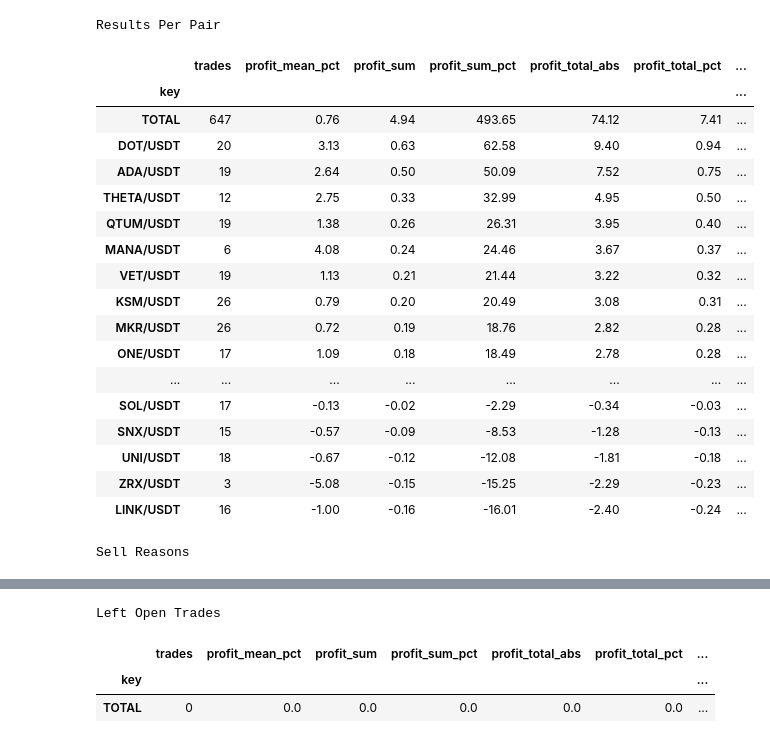
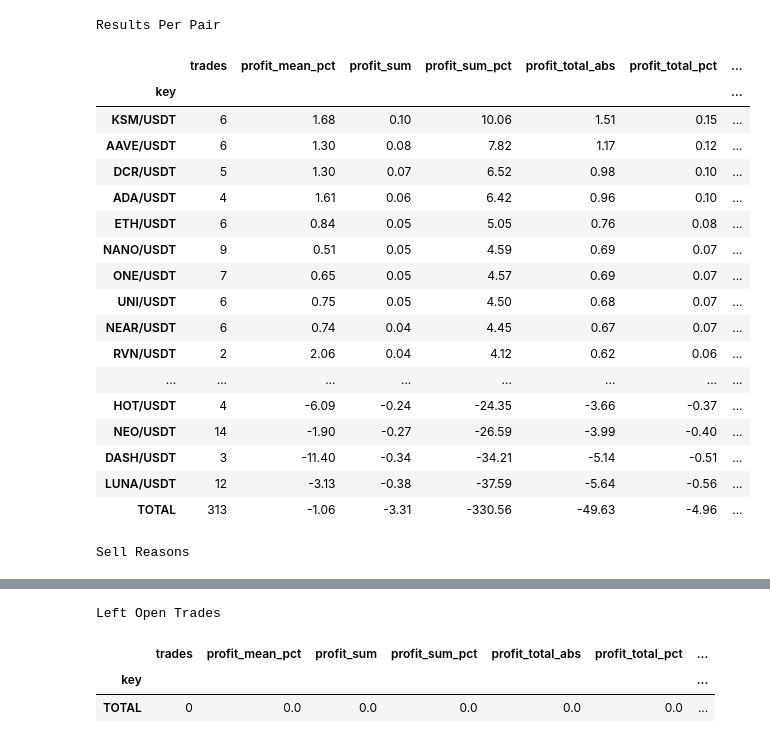
Before and after one commit to webclinic017/superft, a Jupyter notebook: notebooks/BT Local.ipynb, the cells around one changed output, grey strips where cells are left out. Drawn from its saved outputs; the diff is of its cells as text; code cells hidden in the pictures.

```diff
--- a/notebooks/BT Local.ipynb
+++ b/notebooks/BT Local.ipynb
@@ -1,32 +1,28 @@
 # %%
 %load_ext autoreload
 %autoreload 2
+%env WANDB_SILENT=true
 
-from matplotlib import dates
-from pandas import DataFrame
 from pathlib import Path
 import matplotlib.pyplot as plt
-import numpy as np
 import pandas as pd
 import quantstats as qs
-import talib.abstract as ta
 import os
-import time
-import inspect
-import wandb
 import logging
+import json
 
-PATH_MOUNT = Path.cwd().parent / "mount"
 logger = logging.getLogger("wandb")
 logger.setLevel(logging.ERROR)
 qs.extend_pandas()
 plt.style.use("seaborn-whitegrid")
+pd.set_option('display.max_rows', 200)
 
 if "freqtrade" not in os.listdir():
     os.chdir("..")
     import nest_asyncio
     nest_asyncio.apply()
 
+PATH_MOUNT = Path.cwd().parent / "mount"
 print("Working Directory:", os.getcwd())
 
 # Freqtrade Imports
@@ -39,14 +34,16 @@ The autoreload extension is already loaded. To reload it, use:
 Working Directory: C:\CS\Python\crypto-collection\freqtrade\superft
 # %%
-PATH_LOCAL_PRESET = PATH_MOUNT / "presets" / "15m-next30m-combine"
+PATH_LOCAL_PRESET = PATH_MOUNT / "presets" / "normalizer"
 PATH_LOCAL_DATADIR = PATH_MOUNT / "data" / "binance"
-TIMERANGE = "20210501-20210601"
+TIMERANGE = "20210501-20210801"
 
 # Start Backtesting Logic
 preset_local, strategy_code = Preset.from_local(PATH_LOCAL_PRESET)
 preset_local.datadir = PATH_LOCAL_DATADIR
 preset_local.timerange = TIMERANGE
+
+print("Backtesting...")
 stats, summary = preset_local.backtest_by_default_strategy_code()
 trades = pd.DataFrame(stats["strategy"]["NotebookStrategy"]["trades"])
-print("Backtest done! Data is ready to be analyzed.")
+print("[GOOD NEWS] Backtest done! Data is ready to be analyzed.")
 # %% [output]
@@ -99,51 +78,68 @@ Sharpe               : 2.55
 # Running this cell will print backtest results
 results = stats["strategy"]["NotebookStrategy"]
 
 # Results per pair
 results_per_pair = pd.DataFrame(results["results_per_pair"])
 results_per_pair_df = results_per_pair.set_index("key").drop(columns=["profit_mean", "profit_total"])
-results_per_pair_df = results_per_pair_df.sort_values(by=["profit_total_pct"], ascending=False)
+results_per_pair_df = results_per_pair_df.sort_values(by=["profit_total_abs"], ascending=False)
 results_per_pair_df.round(2)
 
 # Sell reason stats
 sells = pd.DataFrame(results['sell_reason_summary'])
 sells = sells.drop(columns=["profit_mean", "profit_total"]).set_index("sell_reason")
 
 # Left open trades
 left_open_trades = pd.DataFrame(results['left_open_trades'])
 left_open_trades = left_open_trades.drop(columns=["profit_mean", "profit_total"]).set_index("key")
 
 # Summary metrics
 metrics = text_table_add_metrics(results)
 
+# Advanced metrics
+with (preset_local.path_local_preset / "metadata.json").open("r") as fs:
+    advanced_metrics = json.load(fs)
+    advanced_metrics["profit_mean"] = advanced_metrics["profit_mean"] * 100
+    advanced_metrics["profit_median"] = advanced_metrics["profit_median"] * 100
+    advanced_metrics["profit_total"] = advanced_metrics["profit_total"] * 100
+
+for key, value in advanced_metrics.items():
+    if isinstance(value, float):
+        advanced_metrics[key] =  round(value, 3)
+    advanced_metrics[key] = [advanced_metrics[key]]
+
+advanced_metrics_df = pd.DataFrame(advanced_metrics)
+
 print("Results Per Pair")
 display(results_per_pair_df.round(2))
 print("Sell Reasons")
 display(sells.round(2))
 print("Left Open Trades")
 display(left_open_trades.round(2))
-print("Summary")
+print("Freqtrade Summary Metrics")
 print("=" * 48 + "\n" + metrics + "\n" + "=" * 48)
+print("Advanced Metrics")
+print("Preset Name:", advanced_metrics_df["preset_name"][0])
+display(advanced_metrics_df.drop(columns=["preset_name", "pairlist"]).T)
 # %% [output]
 Results Per Pair
 |  | trades | profit_mean_pct | profit_sum | profit_sum_pct | profit_total_abs | profit_total_pct | ... |
 | key |  |  |  |  |  |  | ... |
-| TOTAL | 647 | 0.76 | 4.94 | 493.65 | 74.12 | 7.41 | ... |
-| DOT/USDT | 20 | 3.13 | 0.63 | 62.58 | 9.40 | 0.94 | ... |
-| ADA/USDT | 19 | 2.64 | 0.50 | 50.09 | 7.52 | 0.75 | ... |
-| THETA/USDT | 12 | 2.75 | 0.33 | 32.99 | 4.95 | 0.50 | ... |
-| QTUM/USDT | 19 | 1.38 | 0.26 | 26.31 | 3.95 | 0.40 | ... |
-| MANA/USDT | 6 | 4.08 | 0.24 | 24.46 | 3.67 | 0.37 | ... |
-| VET/USDT | 19 | 1.13 | 0.21 | 21.44 | 3.22 | 0.32 | ... |
-| KSM/USDT | 26 | 0.79 | 0.20 | 20.49 | 3.08 | 0.31 | ... |
-| MKR/USDT | 26 | 0.72 | 0.19 | 18.76 | 2.82 | 0.28 | ... |
-| ONE/USDT | 17 | 1.09 | 0.18 | 18.49 | 2.78 | 0.28 | ... |
+| KSM/USDT | 6 | 1.68 | 0.10 | 10.06 | 1.51 | 0.15 | ... |
+| AAVE/USDT | 6 | 1.30 | 0.08 | 7.82 | 1.17 | 0.12 | ... |
+| DCR/USDT | 5 | 1.30 | 0.07 | 6.52 | 0.98 | 0.10 | ... |
+| ADA/USDT | 4 | 1.61 | 0.06 | 6.42 | 0.96 | 0.10 | ... |
+| ETH/USDT | 6 | 0.84 | 0.05 | 5.05 | 0.76 | 0.08 | ... |
+| NANO/USDT | 9 | 0.51 | 0.05 | 4.59 | 0.69 | 0.07 | ... |
+| ONE/USDT | 7 | 0.65 | 0.05 | 4.57 | 0.69 | 0.07 | ... |
+| UNI/USDT | 6 | 0.75 | 0.05 | 4.50 | 0.68 | 0.07 | ... |
+| NEAR/USDT | 6 | 0.74 | 0.04 | 4.45 | 0.67 | 0.07 | ... |
+| RVN/USDT | 2 | 2.06 | 0.04 | 4.12 | 0.62 | 0.06 | ... |
 | ... | ... | ... | ... | ... | ... | ... | ... |
-| SOL/USDT | 17 | -0.13 | -0.02 | -2.29 | -0.34 | -0.03 | ... |
-| SNX/USDT | 15 | -0.57 | -0.09 | -8.53 | -1.28 | -0.13 | ... |
-| UNI/USDT | 18 | -0.67 | -0.12 | -12.08 | -1.81 | -0.18 | ... |
-| ZRX/USDT | 3 | -5.08 | -0.15 | -15.25 | -2.29 | -0.23 | ... |
-| LINK/USDT | 16 | -1.00 | -0.16 | -16.01 | -2.40 | -0.24 | ... |
+| HOT/USDT | 4 | -6.09 | -0.24 | -24.35 | -3.66 | -0.37 | ... |
+| NEO/USDT | 14 | -1.90 | -0.27 | -26.59 | -3.99 | -0.40 | ... |
+| DASH/USDT | 3 | -11.40 | -0.34 | -34.21 | -5.14 | -0.51 | ... |
+| LUNA/USDT | 12 | -3.13 | -0.38 | -37.59 | -5.64 | -0.56 | ... |
+| TOTAL | 313 | -1.06 | -3.31 | -330.56 | -49.63 | -4.96 | ... |
 Sell Reasons
 |  | trades | wins | draws | losses | profit_mean_pct | profit_sum | profit_sum_pct | profit_total_abs | ... |
 | sell_reason |  |  |  |  |  |  |  |  | ... |
```
Also changed, not shown: parts of 4 cells of this notebook, 13 other files.
